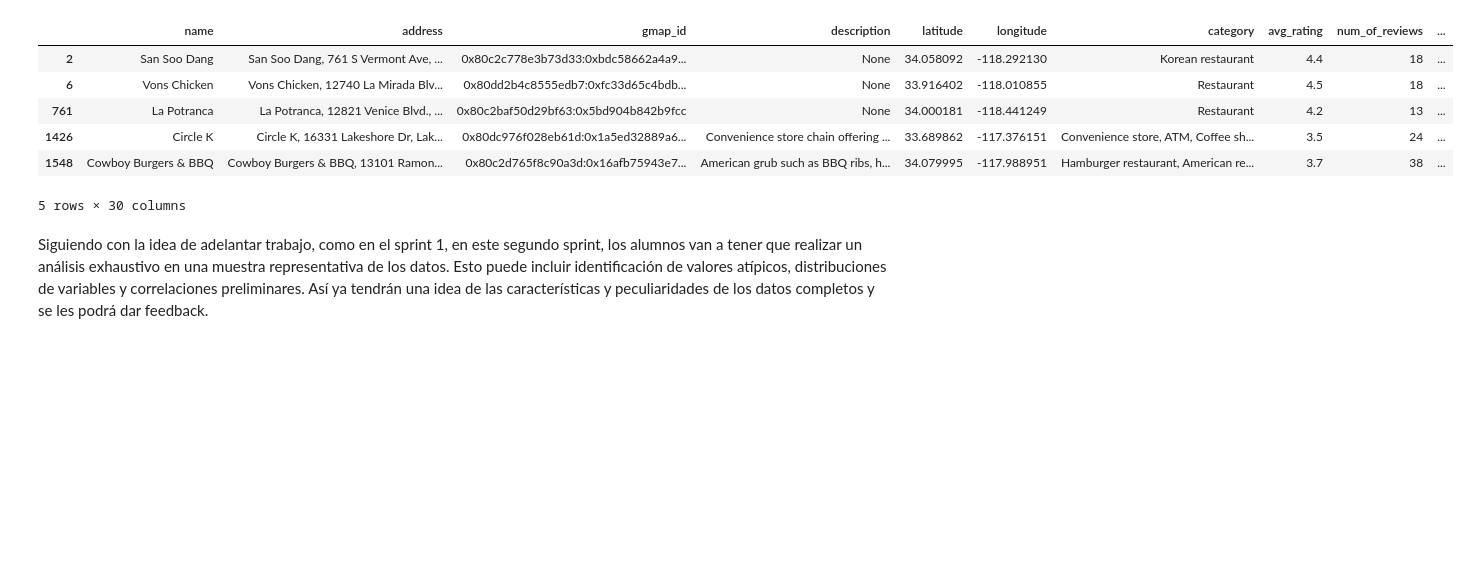
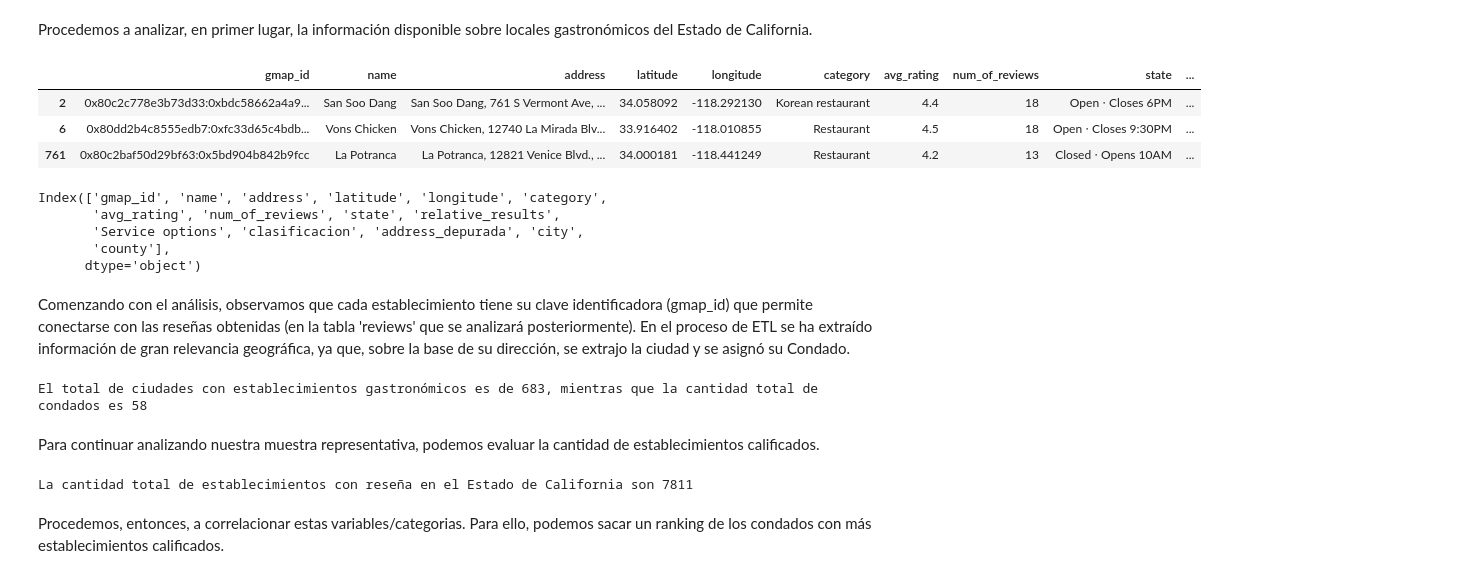
Before and after one commit to gastorellano/epicurean_project, a Jupyter notebook: Data Analytics/EDA muestra.ipynb, the cells around one changed output. Drawn from its saved outputs; the diff is of its cells as text; code cells hidden in the pictures; blank space fills up the shorter version.

Commit message:
Análisis exploratorio muestra representativa

```diff
--- a/Data Analytics/EDA muestra.ipynb
+++ b/Data Analytics/EDA muestra.ipynb
@@ -8,14 +20,37 @@ import re
 #importamos las galerias necesarias
+# %% [markdown]
+Procedemos a analizar, en primer lugar, la información disponible sobre locales gastronómicos del Estado de California.
 # %%
-df_metadatos = pd.read_parquet(r'C:\Users\GASTON\Desktop\PROYECTO FINAL\DATA\locales_gastronomicos_google.parquet')
-df_metadatos.head()
+df_metadatos = pd.read_parquet(r'C:\Users\GASTON\Desktop\PROYECTO FINAL\DATA\locales_google.parquet')
+df_metadatos.head(3)
 # %% [output]
-|  | name | address | gmap_id | description | latitude | longitude | category | avg_rating | num_of_reviews | ... |
-| 2 | San Soo Dang | San Soo Dang, 761 S Vermont Ave, ... | 0x80c2c778e3b73d33:0xbdc58662a4a9... | None | 34.058092 | -118.292130 | Korean restaurant | 4.4 | 18 | ... |
-| 6 | Vons Chicken | Vons Chicken, 12740 La Mirada Blv... | 0x80dd2b4c8555edb7:0xfc33d65c4bdb... | None | 33.916402 | -118.010855 | Restaurant | 4.5 | 18 | ... |
-| 761 | La Potranca | La Potranca, 12821 Venice Blvd., ... | 0x80c2baf50d29bf63:0x5bd904b842b9fcc | None | 34.000181 | -118.441249 | Restaurant | 4.2 | 13 | ... |
-| 1426 | Circle K | Circle K, 16331 Lakeshore Dr, Lak... | 0x80dc976f028eb61d:0x1a5ed32889a6... | Convenience store chain offering ... | 33.689862 | -117.376151 | Convenience store, ATM, Coffee sh... | 3.5 | 24 | ... |
-| 1548 | Cowboy Burgers & BBQ | Cowboy Burgers & BBQ, 13101 Ramon... | 0x80c2d765f8c90a3d:0x16afb75943e7... | American grub such as BBQ ribs, h... | 34.079995 | -117.988951 | Hamburger restaurant, American re... | 3.7 | 38 | ... |
+|  | gmap_id | name | address | latitude | longitude | category | avg_rating | num_of_reviews | state | ... |
+| 2 | 0x80c2c778e3b73d33:0xbdc58662a4a9... | San Soo Dang | San Soo Dang, 761 S Vermont Ave, ... | 34.058092 | -118.292130 | Korean restaurant | 4.4 | 18 | Open ⋅ Closes 6PM | ... |
+| 6 | 0x80dd2b4c8555edb7:0xfc33d65c4bdb... | Vons Chicken | Vons Chicken, 12740 La Mirada Blv... | 33.916402 | -118.010855 | Restaurant | 4.5 | 18 | Open ⋅ Closes 9:30PM | ... |
+| 761 | 0x80c2baf50d29bf63:0x5bd904b842b9fcc | La Potranca | La Potranca, 12821 Venice Blvd., ... | 34.000181 | -118.441249 | Restaurant | 4.2 | 13 | Closed ⋅ Opens 10AM | ... |
-5 rows × 30 columns
-# %% [markdown]
-Siguiendo con la idea de adelantar trabajo, como en el sprint 1, en este segundo sprint, los alumnos van a tener que realizar un análisis exhaustivo en una muestra representativa de los datos. Esto puede incluir identificación de valores atípicos, distribuciones de variables y correlaciones preliminares. Así ya tendrán una idea de las características y peculiaridades de los datos completos y se les podrá dar feedback.
+# %%
+df_metadatos.columns
+# %% [output]
+Index(['gmap_id', 'name', 'address', 'latitude', 'longitude', 'category',
+       'avg_rating', 'num_of_reviews', 'state', 'relative_results',
+       'Service options', 'clasificacion', 'address_depurada', 'city',
+       'county'],
+      dtype='object')
+# %% [markdown]
+Comenzando con el análisis, observamos que cada establecimiento tiene su clave identificadora (gmap_id) que permite conectarse con las reseñas obtenidas (en la tabla 'reviews' que se analizará posteriormente).
+En el proceso de ETL se ha extraído información de gran relevancia geográfica, ya que, sobre la base de su dirección, se extrajo la ciudad y se asignó su Condado.
+# %%
+ciudades = df_metadatos['city'].unique().size
+condados = df_metadatos['county'].unique().size
+print(f'El total de ciudades con establecimientos gastronómicos es de {ciudades}, mientras que la cantidad total de condados es {condados}')
+# %% [output]
+El total de ciudades con establecimientos gastronómicos es de 683, mientras que la cantidad total de condados es 58
+# %% [markdown]
+Para continuar analizando nuestra muestra representativa, podemos evaluar la cantidad de establecimientos calificados.
+# %%
+establecimientos = df_metadatos['gmap_id'].unique().size
+print(f'La cantidad total de establecimientos con reseña en el Estado de California son {establecimientos}')
+# %% [output]
+La cantidad total de establecimientos con reseña en el Estado de California son 7811
+# %% [markdown]
+Procedemos, entonces, a correlacionar estas variables/categorias. Para ello, podemos sacar un ranking de los condados con más establecimientos calificados.
```
Also changed, not shown: parts of 45 cells of this notebook, 4 other files.
